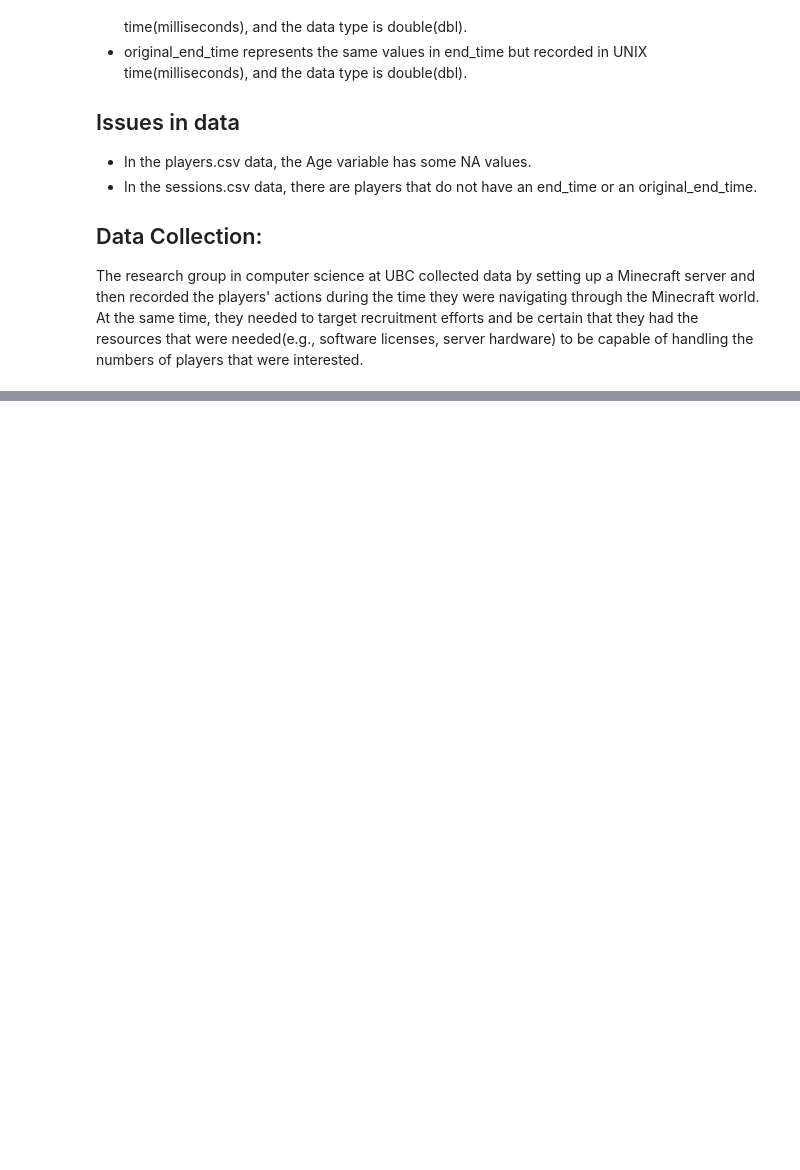
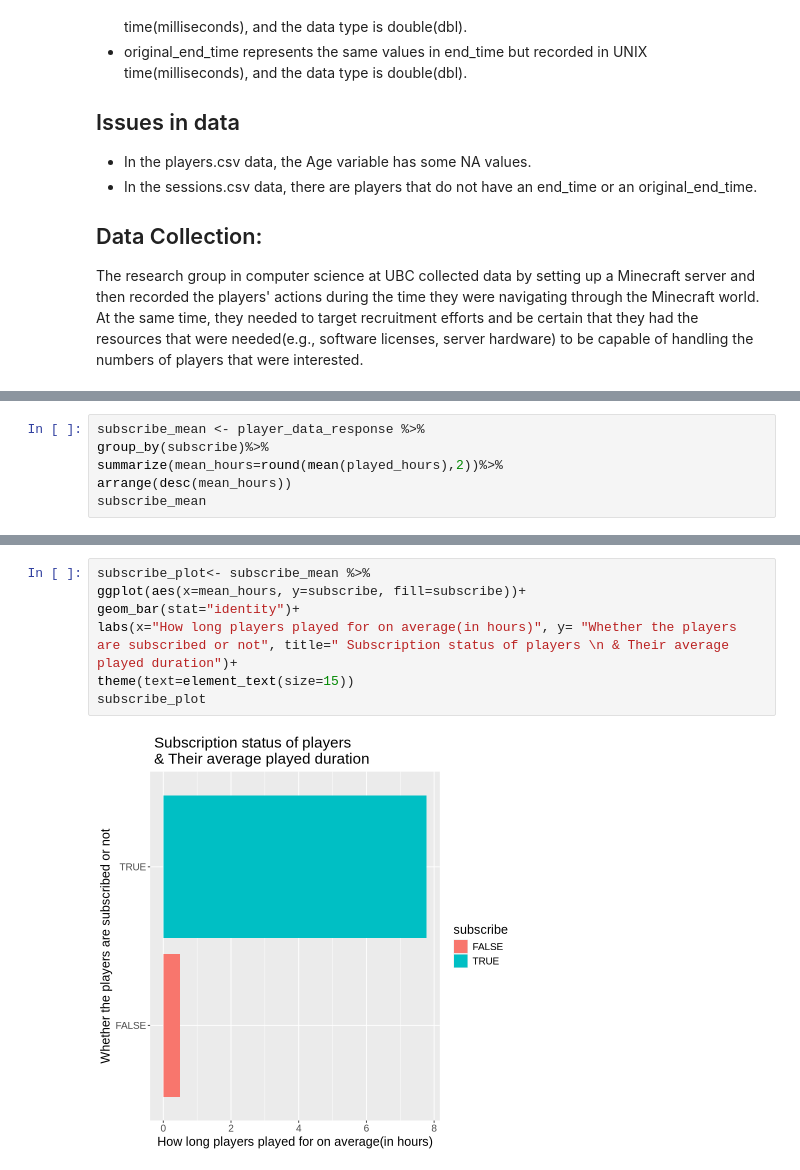
Before and after one commit to kiana-mohseni/dsci-100-2025w1-individual-project, a Jupyter notebook: report.ipynb, the cells around one changed output, grey strips where cells are left out. Saved outputs shown, nothing was run; the diff lists cells and outputs as text; blank space fills up the shorter version.

```diff
--- a/report.ipynb
+++ b/report.ipynb
@@ -116,0 +172,6 @@ The variables used in the question are divided into two. The response variable i
+# %%
+subscribe_mean <- player_data_response %>%
+group_by(subscribe)%>%
+summarize(mean_hours=round(mean(played_hours),2))%>%
+arrange(desc(mean_hours))
+subscribe_mean
@@ -116,0 +214,9 @@ The variables used in the question are divided into two. The response variable i
+# %%
+subscribe_plot<- subscribe_mean %>%
+ggplot(aes(x=mean_hours, y=subscribe, fill=subscribe))+
+geom_bar(stat="identity")+
+labs(x="How long players played for on average(in hours)", y= "Whether the players are subscribed or not", title=" Subscription status of players \n & Their average played duration")+
+theme(text=element_text(size=15))
+subscribe_plot
+# %% [output]
+[figure, added]
```
Also changed, not shown: parts of 12 cells of this notebook.
